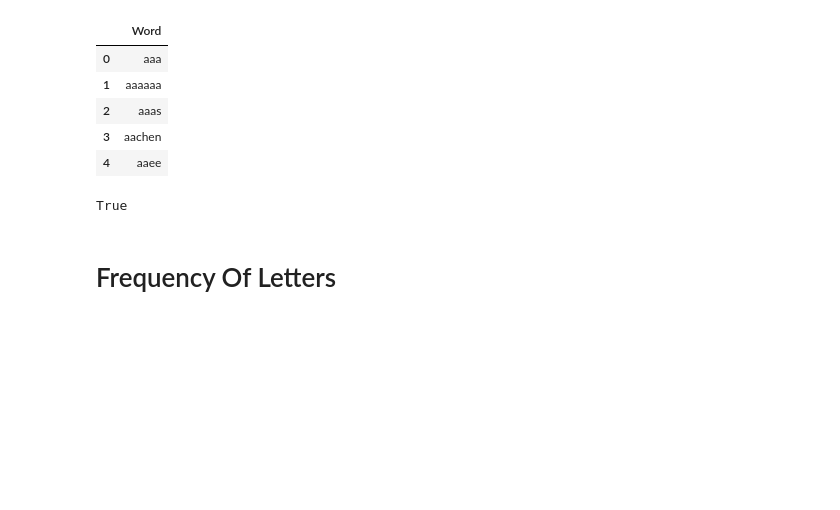
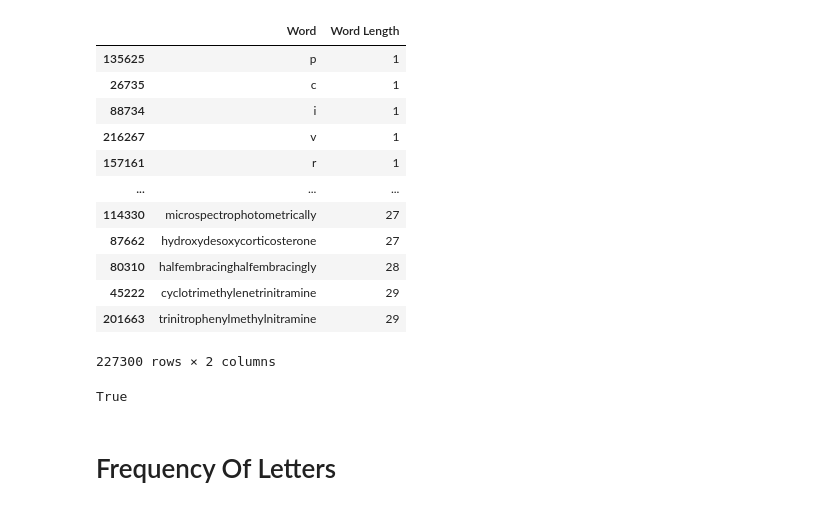
Before and after one commit to pushankk/Hangman, a Jupyter notebook: Frequency Analysis.ipynb, the cells around one changed output. Saved outputs shown, nothing was run; the diff lists cells and outputs as text; code cells hidden in the pictures; blank space fills up the shorter version.

```diff
--- a/Frequency Analysis.ipynb
+++ b/Frequency Analysis.ipynb
@@ -16,13 +16,22 @@ data=word_dic=build_dictionary(dictionary_file_location)
 # %%
 df=pd.DataFrame(data,columns=['Word'])
-df.head()
+df['Word Length']=df['Word'].apply(lambda word : len(word))
+df.sort_values(by='Word Length',inplace=True)
+df
 # %% [output]
-|  | Word |
-| 0 | aaa |
-| 1 | aaaaaa |
-| 2 | aaas |
-| 3 | aachen |
-| 4 | aaee |
+|  | Word | Word Length |
+| 135625 | p | 1 |
+| 26735 | c | 1 |
+| 88734 | i | 1 |
+| 216267 | v | 1 |
+| 157161 | r | 1 |
+| ... | ... | ... |
+| 114330 | microspectrophotometrically | 27 |
+| 87662 | hydroxydesoxycorticosterone | 27 |
+| 80310 | halfembracinghalfembracingly | 28 |
+| 45222 | cyclotrimethylenetrinitramine | 29 |
+| 201663 | trinitrophenylmethylnitramine | 29 |
+227300 rows × 2 columns
 # %%
 len(df['Word'].values) == df['Word'].nunique()
 # %% [output]
```
Also changed, not shown: parts of 14 cells of this notebook.
